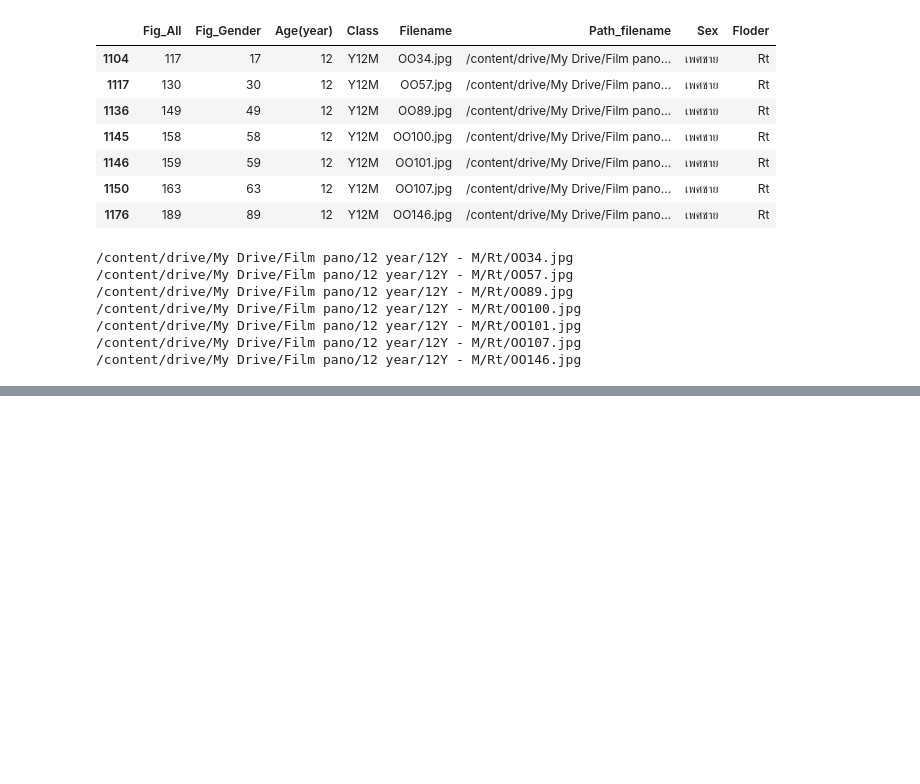
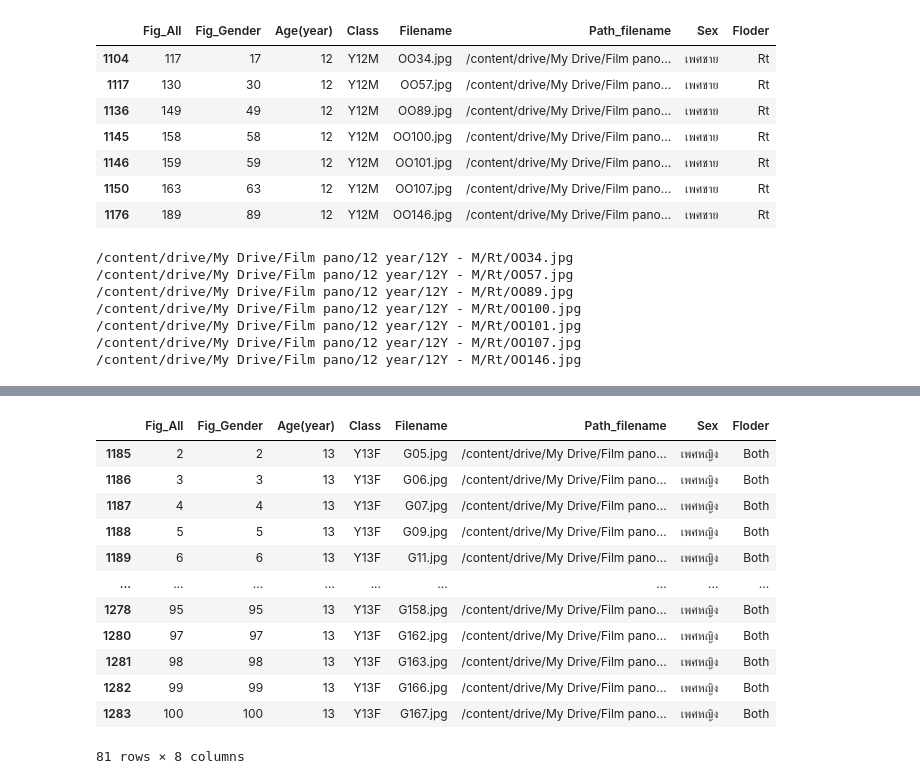
Before and after one commit to Wanita-8943/efficientnet_keras_transfer_learning, a Jupyter notebook: ตัดรูป.ipynb, the cells around one changed output, grey strips where cells are left out. Drawn from its saved outputs; the diff is of its cells as text; code cells hidden in the pictures; blank space fills up the shorter version.

```diff
--- a/ตัดรูป.ipynb
+++ b/ตัดรูป.ipynb
@@ -2035,0 +2039,17 @@ for i in path:
+# %%
+Y13F_1= df[(df['Class'] == 'Y13F')&(df['Floder']=='Both')]#Y13F#หญิง
+Y13F_1
+# %% [output]
+|  | Fig_All | Fig_Gender | Age(year) | Class | Filename | Path_filename | Sex | Floder |
+| 1185 | 2 | 2 | 13 | Y13F | G05.jpg | /content/drive/My Drive/Film pano... | เพศหญิง | Both |
+| 1186 | 3 | 3 | 13 | Y13F | G06.jpg | /content/drive/My Drive/Film pano... | เพศหญิง | Both |
+| 1187 | 4 | 4 | 13 | Y13F | G07.jpg | /content/drive/My Drive/Film pano... | เพศหญิง | Both |
+| 1188 | 5 | 5 | 13 | Y13F | G09.jpg | /content/drive/My Drive/Film pano... | เพศหญิง | Both |
+| 1189 | 6 | 6 | 13 | Y13F | G11.jpg | /content/drive/My Drive/Film pano... | เพศหญิง | Both |
+| ... | ... | ... | ... | ... | ... | ... | ... | ... |
+| 1278 | 95 | 95 | 13 | Y13F | G158.jpg | /content/drive/My Drive/Film pano... | เพศหญิง | Both |
+| 1280 | 97 | 97 | 13 | Y13F | G162.jpg | /content/drive/My Drive/Film pano... | เพศหญิง | Both |
+| 1281 | 98 | 98 | 13 | Y13F | G163.jpg | /content/drive/My Drive/Film pano... | เพศหญิง | Both |
+| 1282 | 99 | 99 | 13 | Y13F | G166.jpg | /content/drive/My Drive/Film pano... | เพศหญิง | Both |
+| 1283 | 100 | 100 | 13 | Y13F | G167.jpg | /content/drive/My Drive/Film pano... | เพศหญิง | Both |
+81 rows × 8 columns
```
Also changed, not shown: parts of 39 cells of this notebook.
